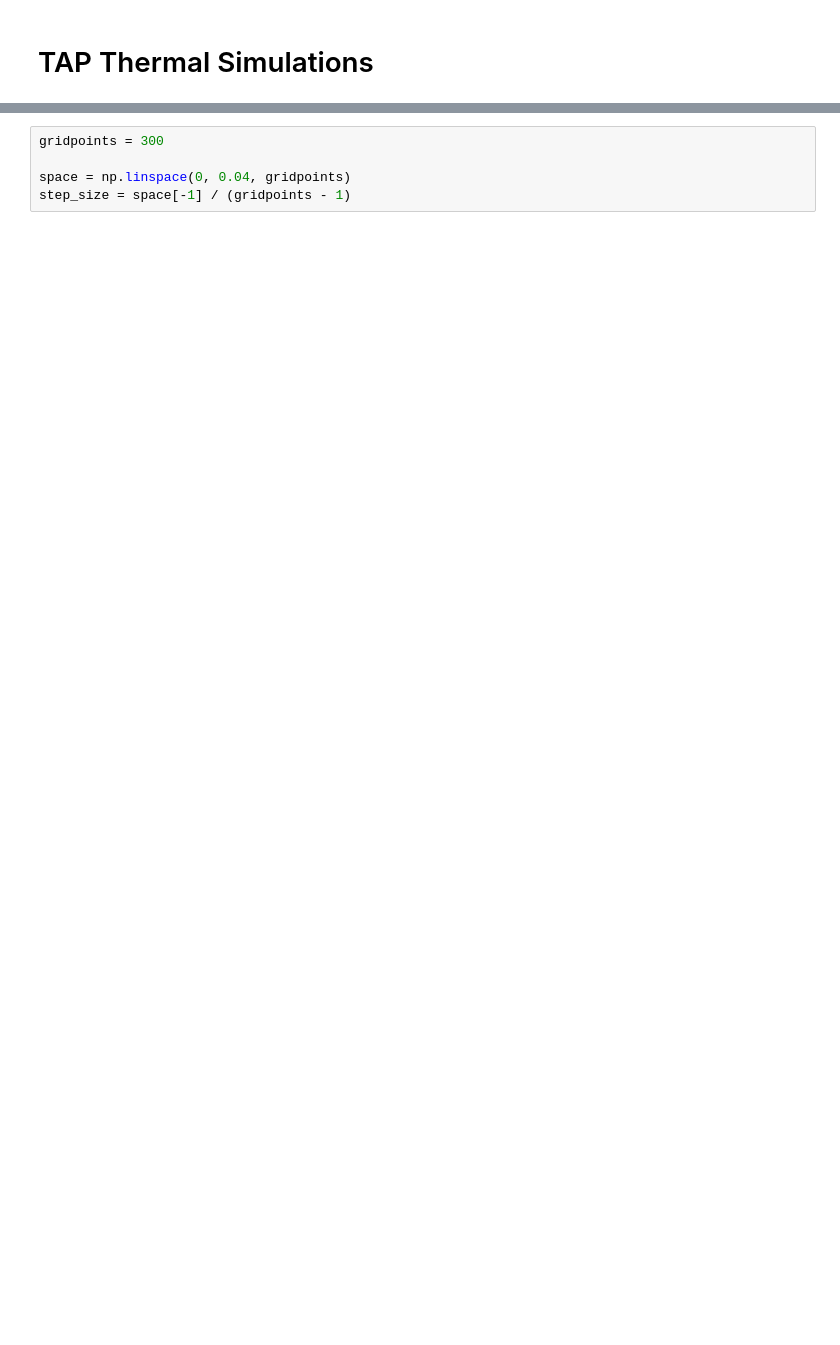
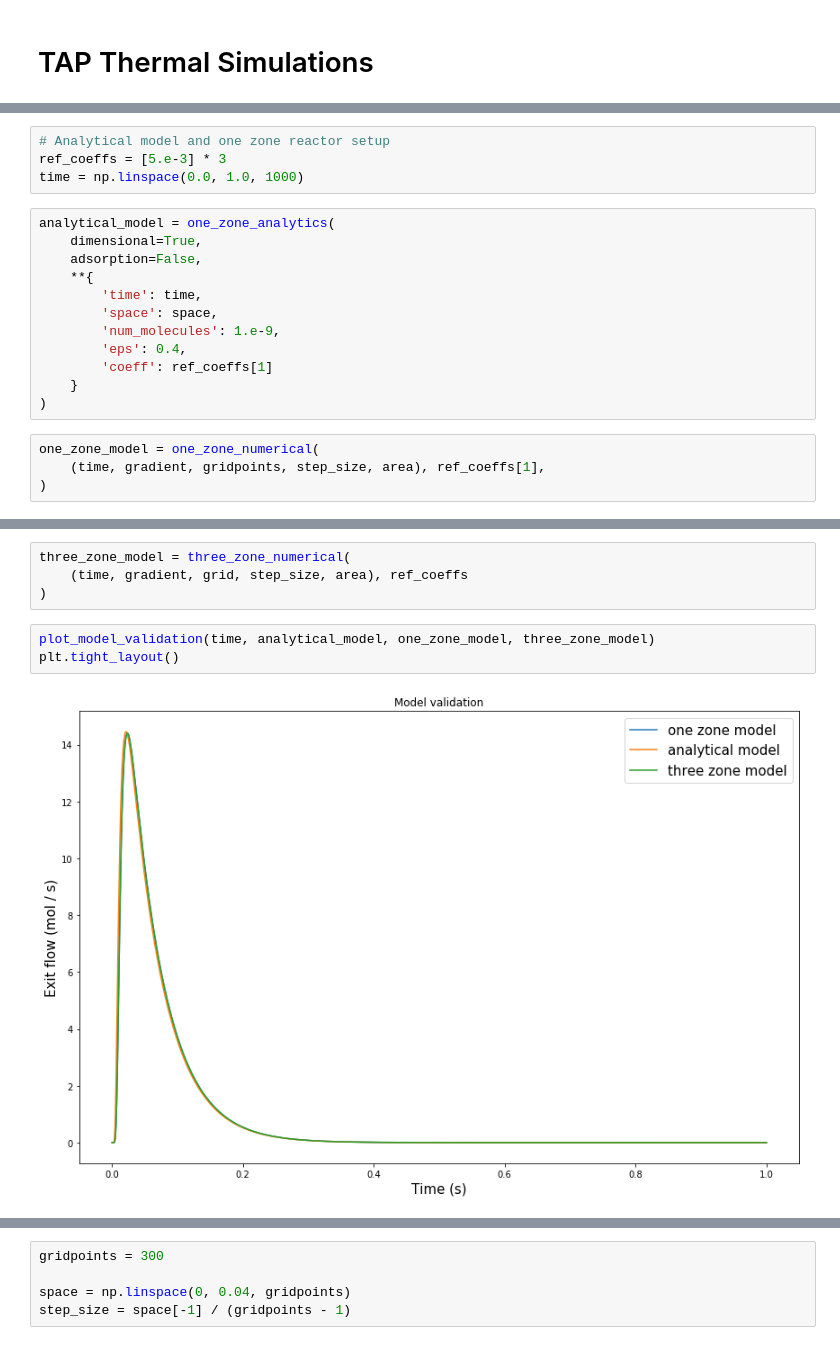
Before and after one commit to GSEL9/tap-thermal, a Jupyter notebook: tapThermal/simulations.ipynb, the cells around one changed output, grey strips where cells are left out. Cells and saved outputs as stored; diff of their text form; blank space fills up the shorter version.

```diff
--- a/tapThermal/simulations.ipynb
+++ b/tapThermal/simulations.ipynb
@@ -35,0 +89,20 @@ def plot_exit_flow(time, model, figsize=(12, 6)):
+# %%
+# Analytical model and one zone reactor setup
+ref_coeffs = [5.e-3] * 3
+time = np.linspace(0.0, 1.0, 1000)
+# %%
+analytical_model = one_zone_analytics(
+    dimensional=True,
+    adsorption=False,
+    **{
+        'time': time,
+        'space': space,
+        'num_molecules': 1.e-9,
+        'eps': 0.4,
+        'coeff': ref_coeffs[1]
+    }
+)
+# %%
+one_zone_model = one_zone_numerical(
+    (time, gradient, gridpoints, step_size, area), ref_coeffs[1],
+)
@@ -35,0 +121,9 @@ def plot_exit_flow(time, model, figsize=(12, 6)):
+# %%
+three_zone_model = three_zone_numerical(
+    (time, gradient, grid, step_size, area), ref_coeffs
+)
+# %%
+plot_model_validation(time, analytical_model, one_zone_model, three_zone_model)
+plt.tight_layout()
+# %% [output]
+[figure, added]
```
Also changed, not shown: parts of 51 cells of this notebook, 3 other files.
